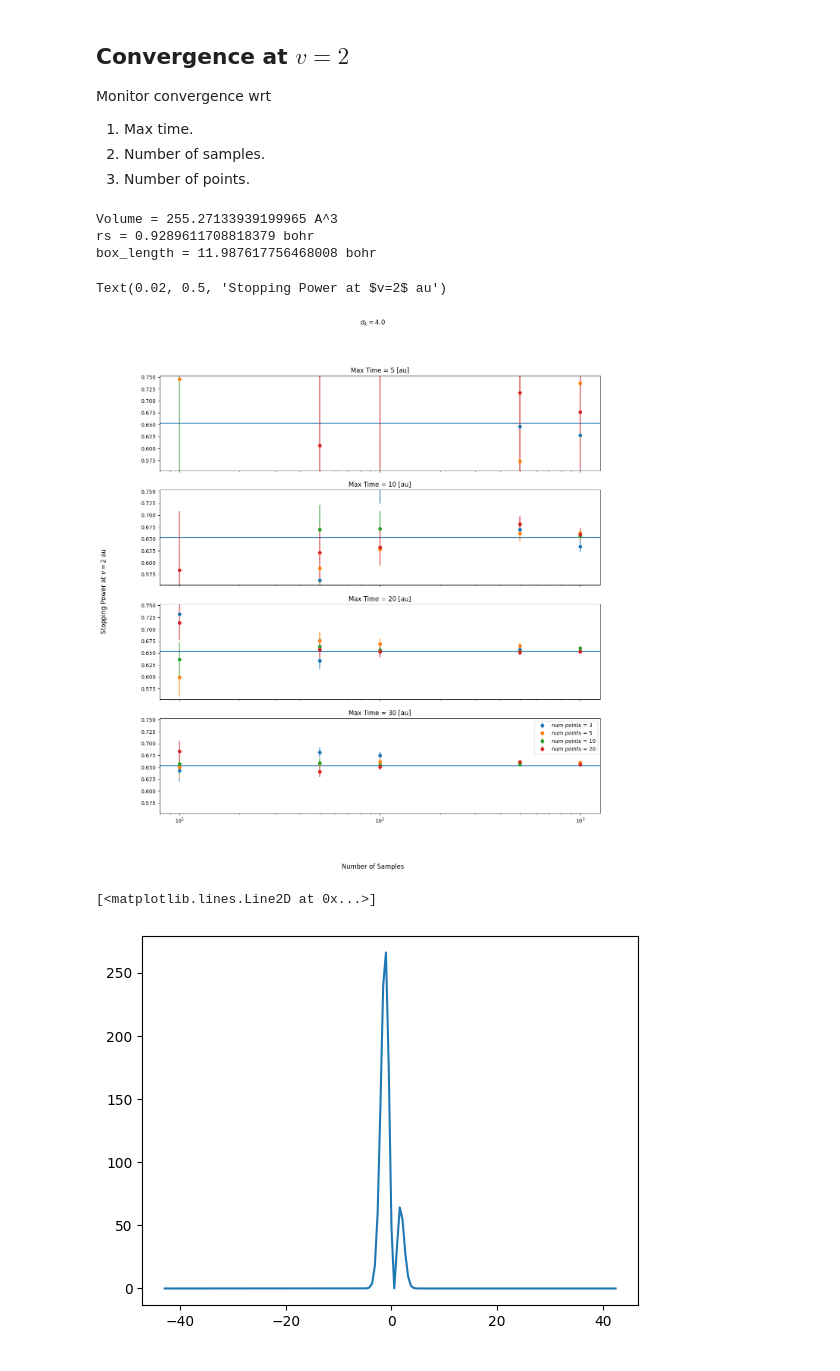
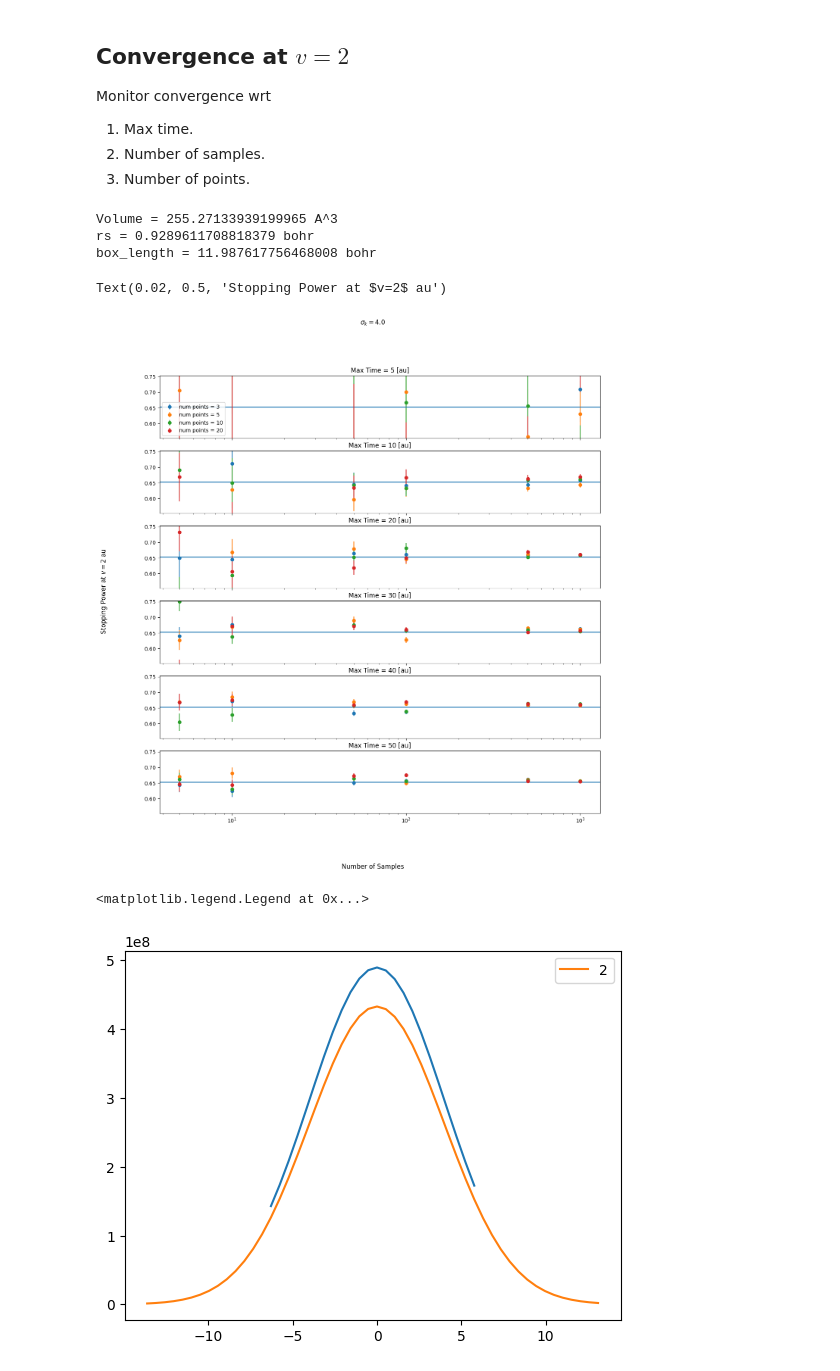
Before and after one commit to ncrubin/mec-sandia, a Jupyter notebook: notebooks/stopping_variance_estimation.ipynb, the cells around one changed output. Drawn from its saved outputs; the diff is of its cells as text; code cells hidden in the pictures.

```diff
--- a/notebooks/stopping_variance_estimation.ipynb
+++ b/notebooks/stopping_variance_estimation.ipynb
@@ -1023,22 +1023,22 @@ xs = np.linspace(velocity_au[0], velocity_au[-1], 100)
 stopping_deriv_spl = stopping_spl.derivative(1)
 
 mass_proj = 1838
-ecut_ha = 10000 / Hartree
-sigma_k = 10.0
+ecut_ha = 2000 / Hartree
+sigma_k = 4.0
 box_length = volume_bohr ** (1.0 / 3.0)
 print("box_length = {} bohr".format(box_length))
 vel = 2.0
-fig, ax = plt.subplots(4, 1, figsize=(15, 15), sharex=True)
+fig, ax = plt.subplots(6, 1, figsize=(15, 15), sharex=True)
 stopping_deriv = abs(stopping_deriv_spl(vel))
-num_mc_samples = [10, 50, 100, 500, 1000]
-for itime, max_time in enumerate([5, 10, 20, 30]):
+num_mc_samples = [5, 10, 50, 100, 500, 1000]
+for itime, max_time in enumerate([5, 10, 20, 30, 40, 50]):
     for num_pts in [3, 5, 10, 20]:
         dft_data = parse_stopping_data(
             f"AndrewsFirstGaussian/{vel}_work_vs_dist",
             vel,
             mass_proj=mass_proj,
             num_points=20,
-            rare_event=0.125,
+            rare_event=0.25,
             random_sub_sample=False,
             max_time=max_time,
         )
@@ -1074,7 +1074,8 @@ for itime, max_time in enumerate([5, 10, 20, 30]):
     ax[itime].set_title(f"Max Time = {max_time} [au]")
     ax[itime].set_ylim([stopping_spl(vel)-0.1, stopping_spl(vel)+0.1])
     ax[itime].set_xscale("log")
-plt.legend()
+    if itime == 0:
+        ax[0].legend()
 fig.suptitle(f"$\sigma_k = {sigma_k}$")
 fig.supxlabel("Number of Samples")
 fig.supylabel("Stopping Power at $v=2$ au")
@@ -1083,17 +1084,26 @@ Volume = 255.27133939199965 A^3
 rs = 0.9289611708818379 bohr
 box_length = 11.987617756468008 bohr
 Text(0.02, 0.5, 'Stopping Power at $v=2$ au')
-[figure, old version]
+[figure, new version]
 # %%
 from mec_sandia.gaussians import _build_gaussian
-ecut_ha = 100000 / Hartree
-sigma_k = 1.0
-kproj = 0.5
+ecut_ha = 2000 / Hartree
+sigma_k = 4
+kproj = 3000
 gaussian, kgrid = _build_gaussian(ecut_ha, box_length, sigma_k, ndim=1)
 norm = np.sum(gaussian)
 dk = np.array(kgrid-kproj).reshape(-1)**2.0
 gaussian = (gaussian / norm).reshape(-1)
 plt.plot(np.array(kgrid).reshape(-1), dk*gaussian/2*mass_proj)
+ecut_ha = 10000 / Hartree
+sigma_k = 4
+kproj = 3000
+gaussian, kgrid = _build_gaussian(ecut_ha, box_length, sigma_k, ndim=1)
+norm = np.sum(gaussian)
+dk = np.array(kgrid-kproj).reshape(-1)**2.0
+gaussian = (gaussian / norm).reshape(-1)
+plt.plot(np.array(kgrid).reshape(-1), dk*gaussian/2*mass_proj, label="2")
+plt.legend()
 # %% [output]
-[<matplotlib.lines.Line2D at 0x...>]
+<matplotlib.legend.Legend at 0x...>
-[figure, old version]
+[figure, new version]
```
Also changed, not shown: parts of 2 cells of this notebook, 1 other file.
